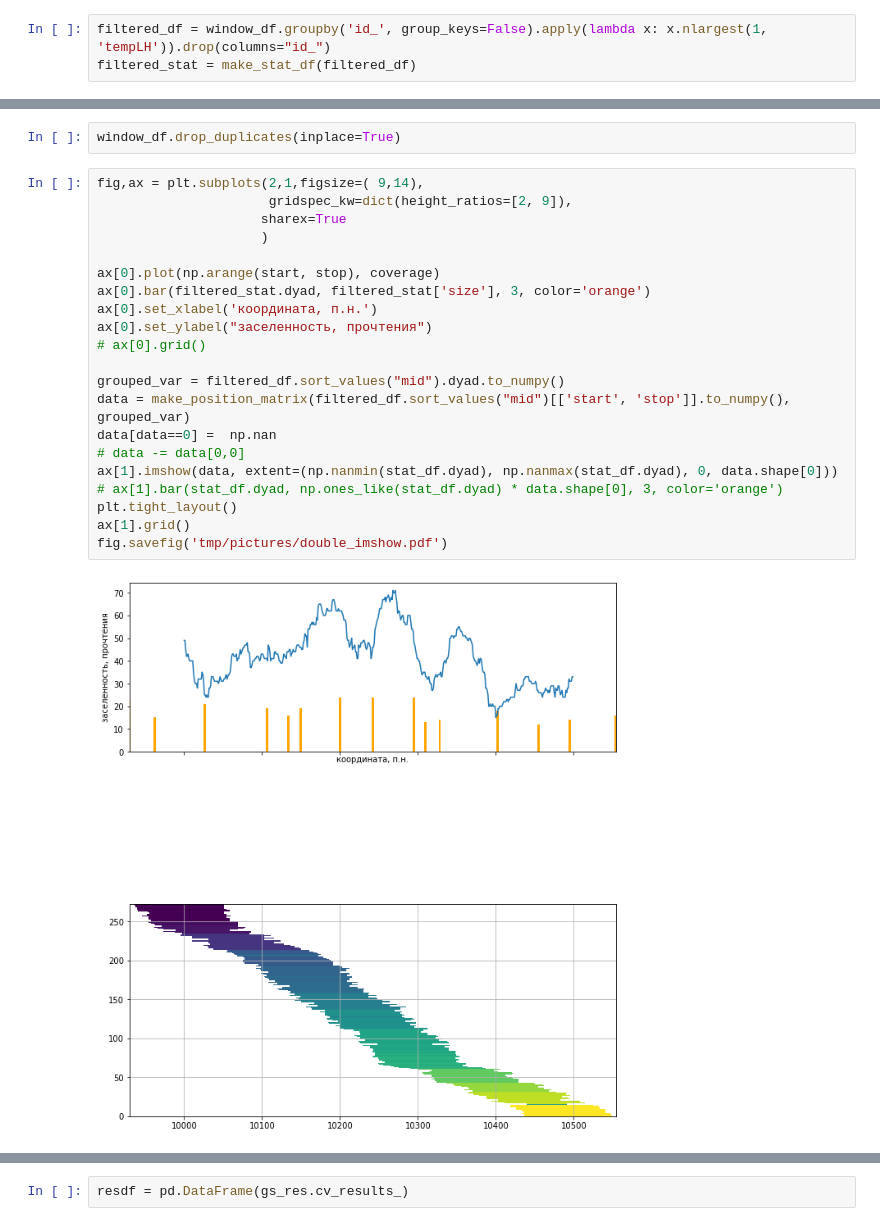
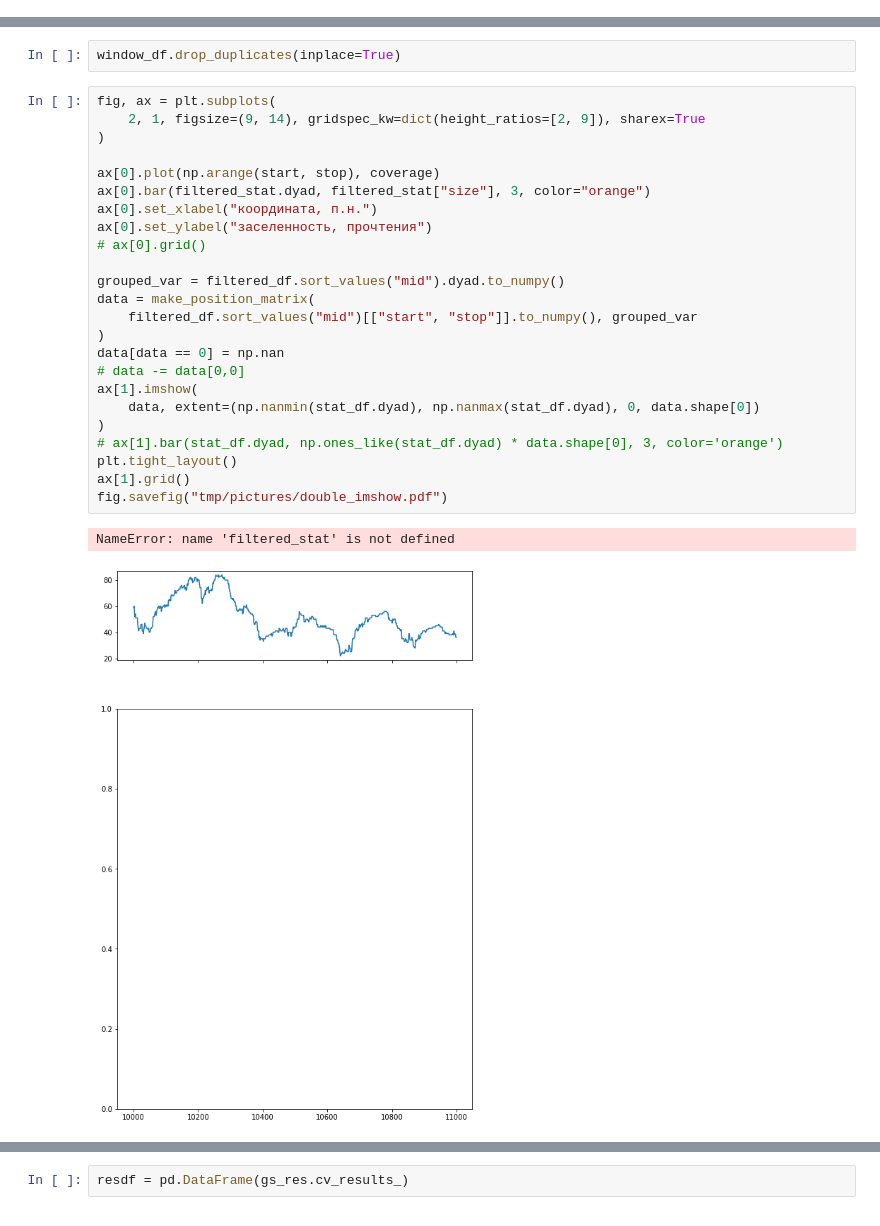
Before and after one commit to intbio/NucDPosIT, a Jupyter notebook: src/NucDPosIT/develop.ipynb, the cells around one changed output, grey strips where cells are left out. Drawn from its saved outputs; the diff is of its cells as text.

```diff
--- a/src/NucDPosIT/develop.ipynb
+++ b/src/NucDPosIT/develop.ipynb
@@ -484,3 +392,0 @@ window_df.loc[:, 'id_'] = (t.start + t.stop)
-# %%
-filtered_df = window_df.groupby('id_', group_keys=False).apply(lambda x: x.nlargest(1, 'tempLH')).drop(columns="id_")
-filtered_stat = make_stat_df(filtered_df)
@@ -604,28 +969,32 @@ plt.imshow(gij)
 # %%
 window_df.drop_duplicates(inplace=True)
 # %%
-fig,ax = plt.subplots(2,1,figsize=( 9,14),
-                      gridspec_kw=dict(height_ratios=[2, 9]),
-                     sharex=True
-                     )
+fig, ax = plt.subplots(
+    2, 1, figsize=(9, 14), gridspec_kw=dict(height_ratios=[2, 9]), sharex=True
+)
 
 ax[0].plot(np.arange(start, stop), coverage)
-ax[0].bar(filtered_stat.dyad, filtered_stat['size'], 3, color='orange')
-ax[0].set_xlabel('координата, п.н.')
+ax[0].bar(filtered_stat.dyad, filtered_stat["size"], 3, color="orange")
+ax[0].set_xlabel("координата, п.н.")
 ax[0].set_ylabel("заселенность, прочтения")
 # ax[0].grid()
 
 grouped_var = filtered_df.sort_values("mid").dyad.to_numpy()
-data = make_position_matrix(filtered_df.sort_values("mid")[['start', 'stop']].to_numpy(), grouped_var)
-data[data==0] =  np.nan
+data = make_position_matrix(
+    filtered_df.sort_values("mid")[["start", "stop"]].to_numpy(), grouped_var
+)
+data[data == 0] = np.nan
 # data -= data[0,0]
-ax[1].imshow(data, extent=(np.nanmin(stat_df.dyad), np.nanmax(stat_df.dyad), 0, data.shape[0]))
+ax[1].imshow(
+    data, extent=(np.nanmin(stat_df.dyad), np.nanmax(stat_df.dyad), 0, data.shape[0])
+)
 # ax[1].bar(stat_df.dyad, np.ones_like(stat_df.dyad) * data.shape[0], 3, color='orange')
 plt.tight_layout()
 ax[1].grid()
-fig.savefig('tmp/pictures/double_imshow.pdf')
+fig.savefig("tmp/pictures/double_imshow.pdf")
 # %% [output]
+NameError: name 'filtered_stat' is not defined
-[figure, old version]
+[figure, new version]
 # %%
 # sns.kdeplot(data=df, x='start', y='stop')
 plt.figure(figsize=(16, 9))
```
Also changed, not shown: parts of 120 cells of this notebook.
